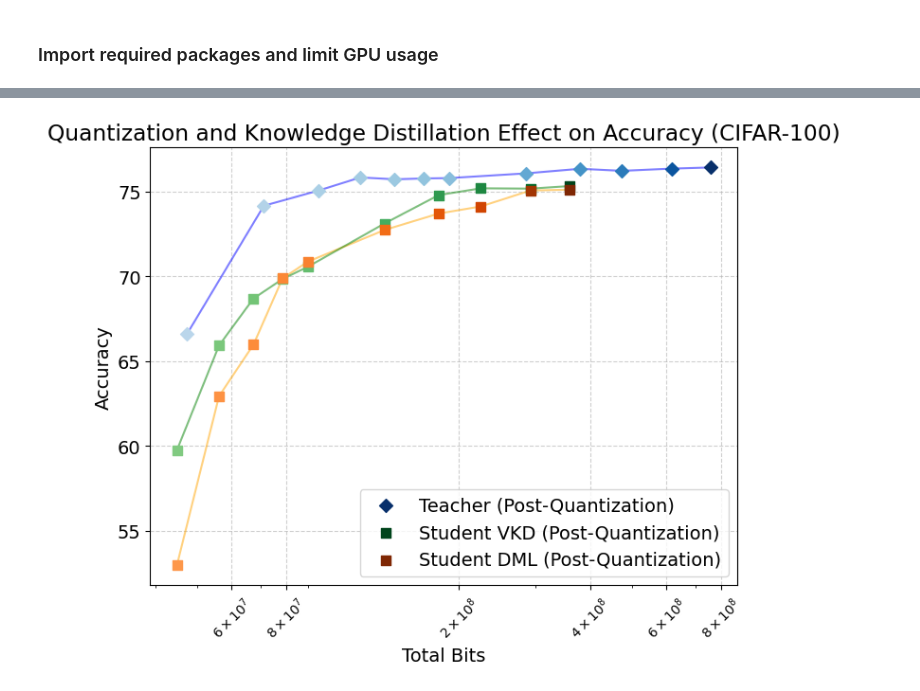
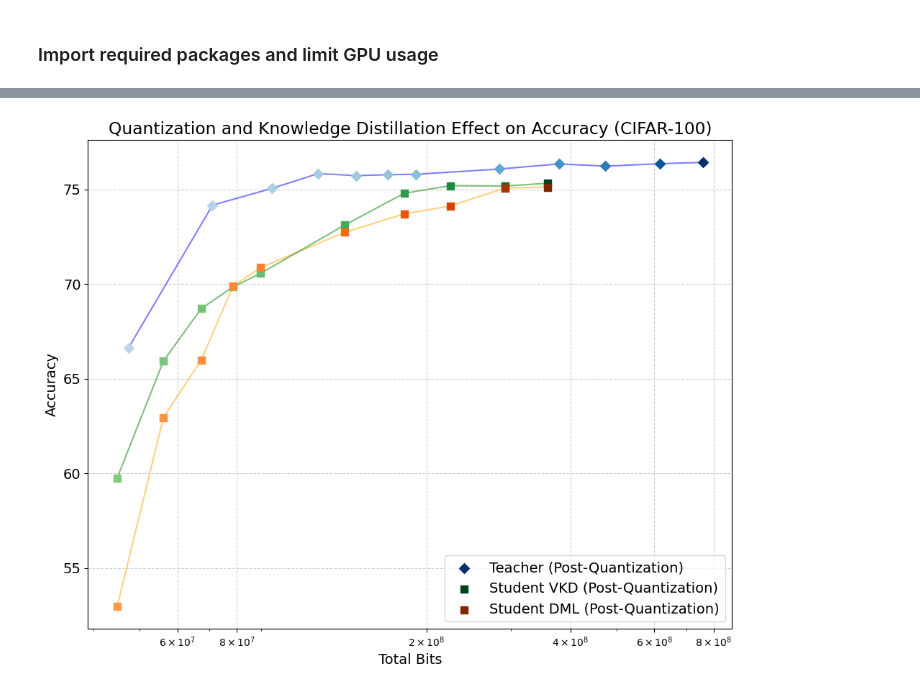
Before and after one commit to jiangqiw/DSC180B_Q2_Project, a Jupyter notebook: notebooks/plot_result.ipynb, the cells around one changed output, grey strips where cells are left out. Drawn from its saved outputs; the diff is of its cells as text; code cells hidden in the pictures.

```diff
--- a/notebooks/plot_result.ipynb
+++ b/notebooks/plot_result.ipynb
@@ -132,7 +132,7 @@ norm_student_dml = plt.Normalize(vmin=-5*min(quant_student_dml['total_bits']), v
 norm_student_van = plt.Normalize(vmin=-5*min(quant_student_van['total_bits']), vmax=max(quant_student_van['total_bits']))
 norm_teacher = plt.Normalize(vmin=-5*min(quant_student_van['teacher_total_bits']), vmax=max(quant_student_van['teacher_total_bits']))
 
-fig, ax = plt.subplots(figsize=(8, 6))
+fig, ax = plt.subplots(figsize=(10, 8))
 
 # Plot Post-Quantization Student
 ax.plot(quant_student_dml['total_bits'], quant_student_dml['post_quantization_student'],
@@ -170,32 +170,33 @@ for i, bits in enumerate(student_dml_bits):
     ax.scatter(bits, student_dml_post_accuracy[i], color=color_student, marker=marker_mapping["post_student"], s=50, zorder=10, label="Student DML (Post-Quantization)" if i == 0 else "")
 #ax.scatter(pre_quantization_student_dml_bit_para, pre_quantization_student_dml_accuracy,
            #color=pre_student_color_dml, marker=marker_mapping["pre_student"], label="Student DML (Pre-Quantization)", s=40, zorder = 10)
 
 # Labels and title
 plt.xlabel("Total Bits")
 plt.ylabel("Accuracy")
 plt.title("Quantization and Knowledge Distillation Effect on Accuracy (CIFAR-100)")
 plt.xscale("log")  # Using log scale for better parameter visualization
 plt.legend()
 plt.grid(True, linestyle='--', alpha=0.6)
 
 # Customizing x-axis ticks
 tick_values = []
 tick_labels = []
 for i in range(7, 9):  # Ranges from 10^7 to less than 10^9
     for k in range(2, 10, 2):
         value = k * 10**i
         if value > 5*10**7:
             tick_values.append(value)
             if k == 1:
                 tick_labels.append(f'$10^{i}$')  # LaTeX formatting for superscript
             else:
                 tick_labels.append(f'${k} \\times 10^{i}$')  # LaTeX formatting for superscript and multiplication
 
-plt.xticks(tick_values, tick_labels, rotation=45, fontsize=10)  # Adjust the fontsize as needed
+plt.xticks(tick_values, tick_labels, rotation=0, fontsize=10)  # Adjust the fontsize as needed
 
 # Save the plot
+plt.tight_layout()
 plt.savefig('../images/bitsparams.png', dpi=500)
 plt.show()
 # %% [output]
-[figure, old version]
+[figure, new version]
```
Also changed, not shown: parts of 1 cell of this notebook, 4 other files.
